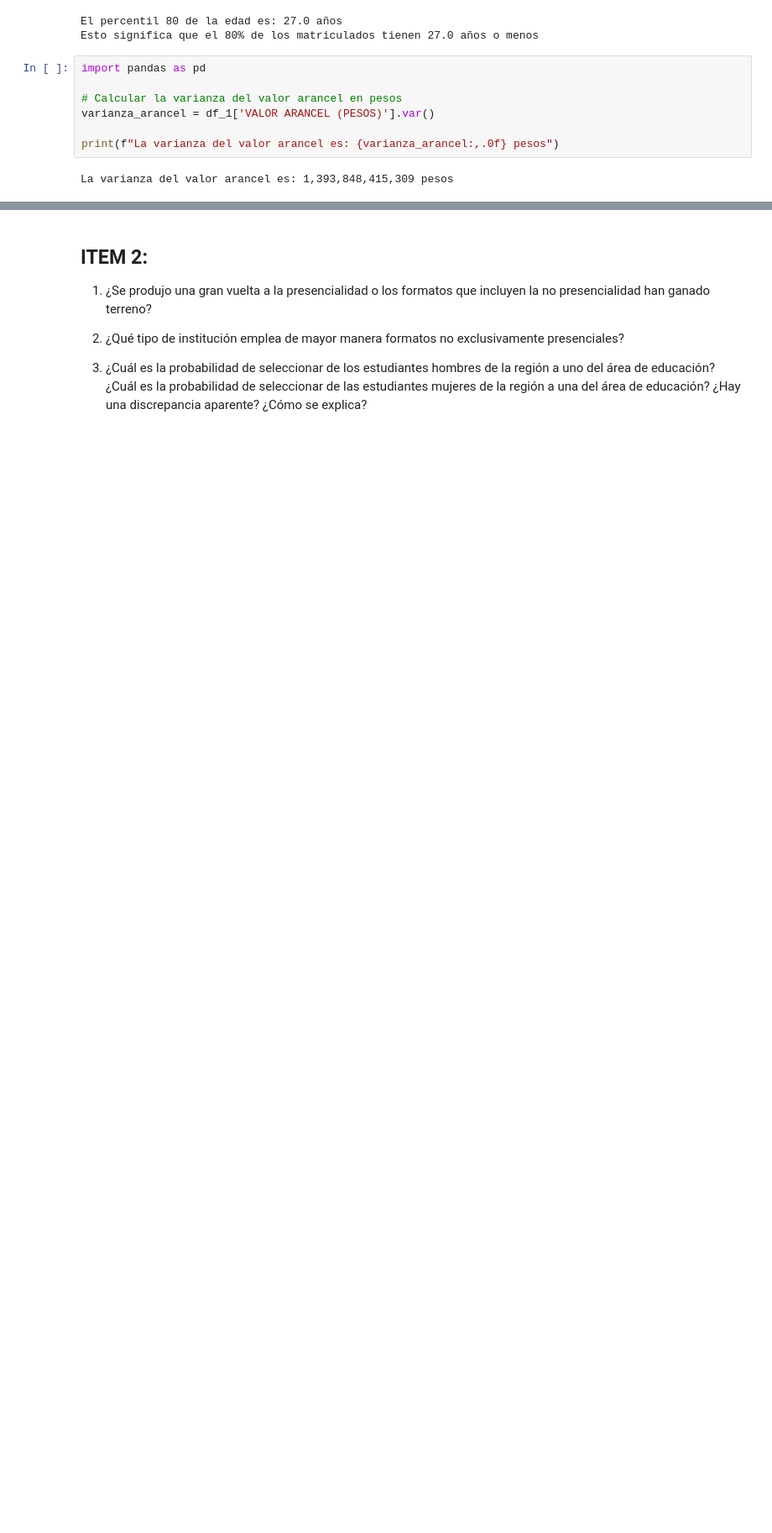
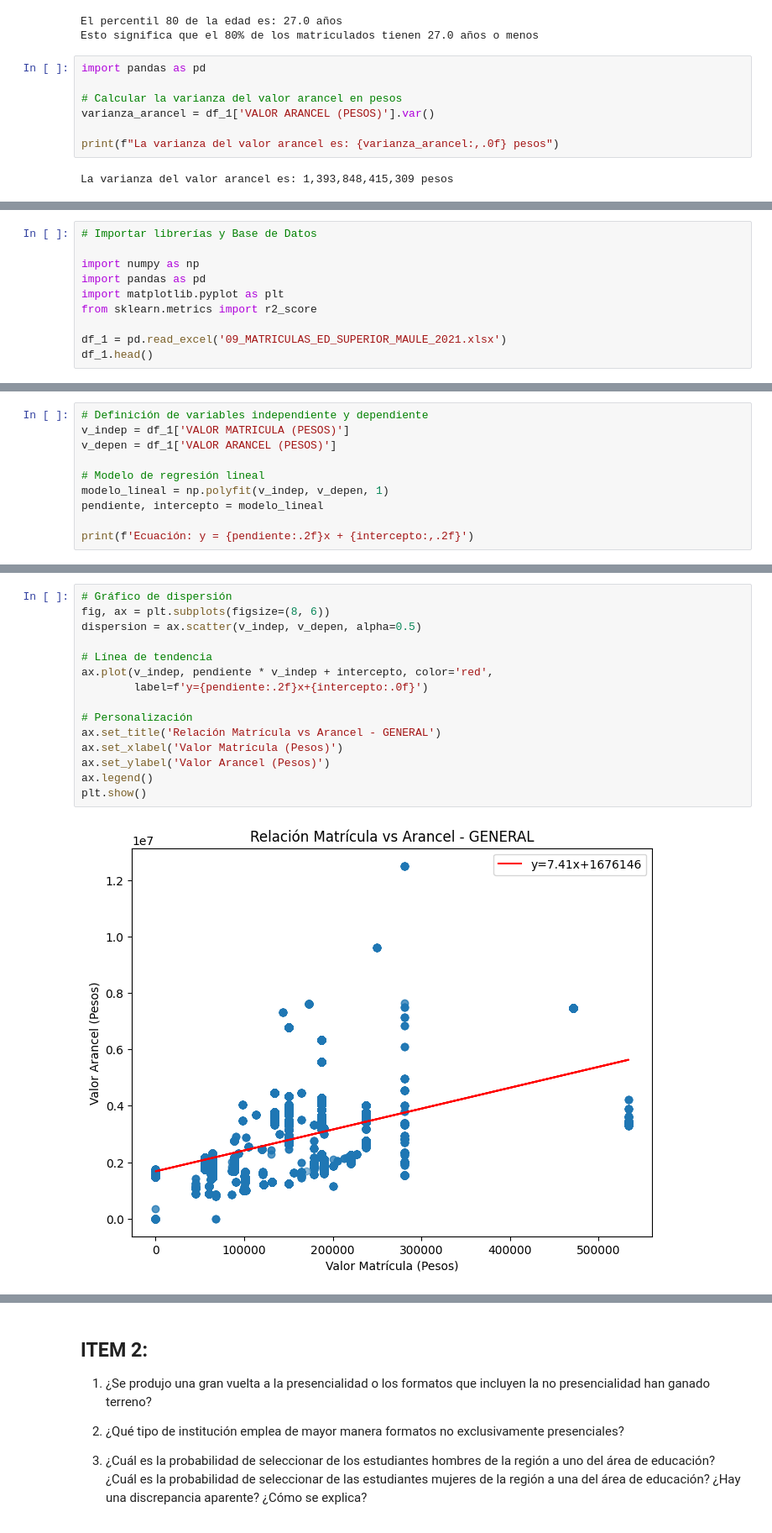
Before and after one commit to VincentiusFarenden/Estadistica-Descriptiva, a Jupyter notebook: TRABAJO TALLER SEMESTRAL/Trabajo_Practico.ipynb, the cells around one changed output, grey strips where cells are left out. Shown at 84% size. Saved outputs shown, nothing was run; the diff lists cells and outputs as text; blank space fills up the shorter version.

```diff
--- a/TRABAJO TALLER SEMESTRAL/Trabajo_Practico.ipynb
+++ b/TRABAJO TALLER SEMESTRAL/Trabajo_Practico.ipynb
@@ -876,0 +882,10 @@ La varianza del valor arancel es: 1,393,848,415,309 pesos
+# %%
+# Importar librerías y Base de Datos
+
+import numpy as np
+import pandas as pd
+import matplotlib.pyplot as plt
+from sklearn.metrics import r2_score
+
+df_1 = pd.read_excel('09_MATRICULAS_ED_SUPERIOR_MAULE_2021.xlsx')
+df_1.head()
@@ -876,0 +916,10 @@ La varianza del valor arancel es: 1,393,848,415,309 pesos
+# %%
+# Definición de variables independiente y dependiente
+v_indep = df_1['VALOR MATRICULA (PESOS)']
+v_depen = df_1['VALOR ARANCEL (PESOS)']
+
+# Modelo de regresión lineal
+modelo_lineal = np.polyfit(v_indep, v_depen, 1)
+pendiente, intercepto = modelo_lineal
+
+print(f'Ecuación: y = {pendiente:.2f}x + {intercepto:,.2f}')
@@ -876,0 +938,17 @@ La varianza del valor arancel es: 1,393,848,415,309 pesos
+# %%
+# Gráfico de dispersión
+fig, ax = plt.subplots(figsize=(8, 6))
+dispersion = ax.scatter(v_indep, v_depen, alpha=0.5)
+
+# Línea de tendencia
+ax.plot(v_indep, pendiente * v_indep + intercepto, color='red',
+        label=f'y={pendiente:.2f}x+{intercepto:.0f}')
+
+# Personalización
+ax.set_title('Relación Matrícula vs Arancel - GENERAL')
+ax.set_xlabel('Valor Matrícula (Pesos)')
+ax.set_ylabel('Valor Arancel (Pesos)')
+ax.legend()
+plt.show()
+# %% [output]
+[figure, added]
```
Also changed, not shown: parts of 66 cells of this notebook, 1 other file.
